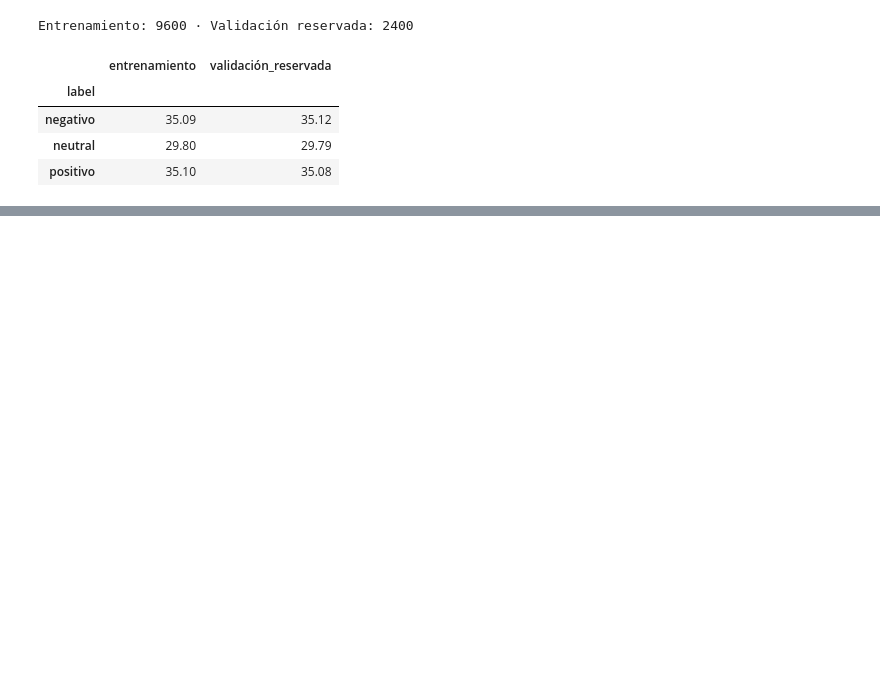
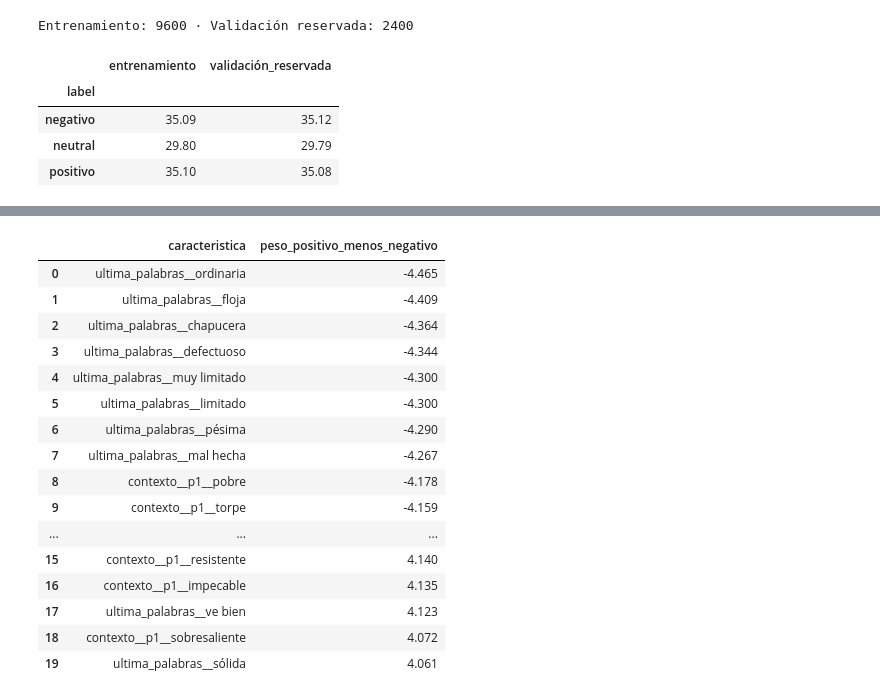
Before and after one commit to lauraS191/Proyecto-Machine-Learning, a Jupyter notebook: notebooks/04_Naive_Bayes.ipynb, the cells around one changed output, grey strips where cells are left out. Saved outputs shown, nothing was run; the diff lists cells and outputs as text; code cells hidden in the pictures; blank space fills up the shorter version.

```diff
--- a/notebooks/04_Naive_Bayes.ipynb
+++ b/notebooks/04_Naive_Bayes.ipynb
@@ -491,0 +646,30 @@ La mejor combinación fue **TF-IDF + MultinomialNB**, con la representación **c
+# %%
+clasificador = mejor_modelo["classifier"]
+nombres = np.concatenate([
+    np.array([f"{nombre}__{termino}" for termino in
+              (bloque["vector"] if isinstance(bloque, Pipeline) else bloque).get_feature_names_out()])
+    for nombre, bloque in mejor_modelo["representacion"].transformer_list
+])
+neg = list(clasificador.classes_).index("negativo")
+pos = list(clasificador.classes_).index("positivo")
+diferencia = clasificador.feature_log_prob_[pos] - clasificador.feature_log_prob_[neg]
+indices = np.r_[np.argsort(diferencia)[:10], np.argsort(diferencia)[-10:][::-1]]
+display(pd.DataFrame({"caracteristica": nombres[indices], "peso_positivo_menos_negativo": diferencia[indices]}).round(3))
+# %% [output]
+|  | caracteristica | peso_positivo_menos_negativo |
+| 0 | ultima_palabras__ordinaria | -4.465 |
+| 1 | ultima_palabras__floja | -4.409 |
+| 2 | ultima_palabras__chapucera | -4.364 |
+| 3 | ultima_palabras__defectuoso | -4.344 |
+| 4 | ultima_palabras__muy limitado | -4.300 |
+| 5 | ultima_palabras__limitado | -4.300 |
+| 6 | ultima_palabras__pésima | -4.290 |
+| 7 | ultima_palabras__mal hecha | -4.267 |
+| 8 | contexto__p1__pobre | -4.178 |
+| 9 | contexto__p1__torpe | -4.159 |
+| ... | ... | ... |
+| 15 | contexto__p1__resistente | 4.140 |
+| 16 | contexto__p1__impecable | 4.135 |
+| 17 | ultima_palabras__ve bien | 4.123 |
+| 18 | contexto__p1__sobresaliente | 4.072 |
+| 19 | ultima_palabras__sólida | 4.061 |
```
Also changed, not shown: parts of 39 cells of this notebook, 3 other files.
